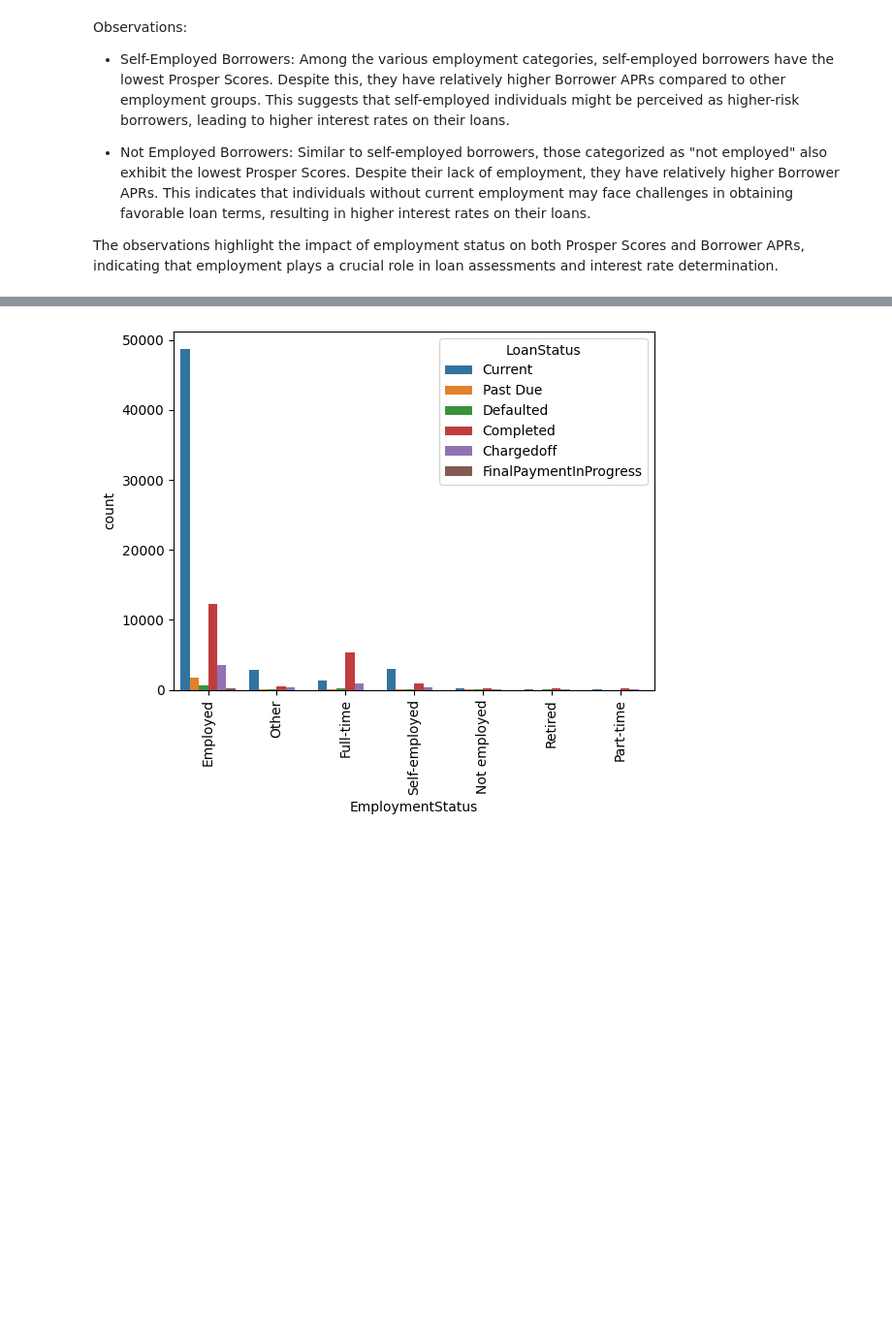
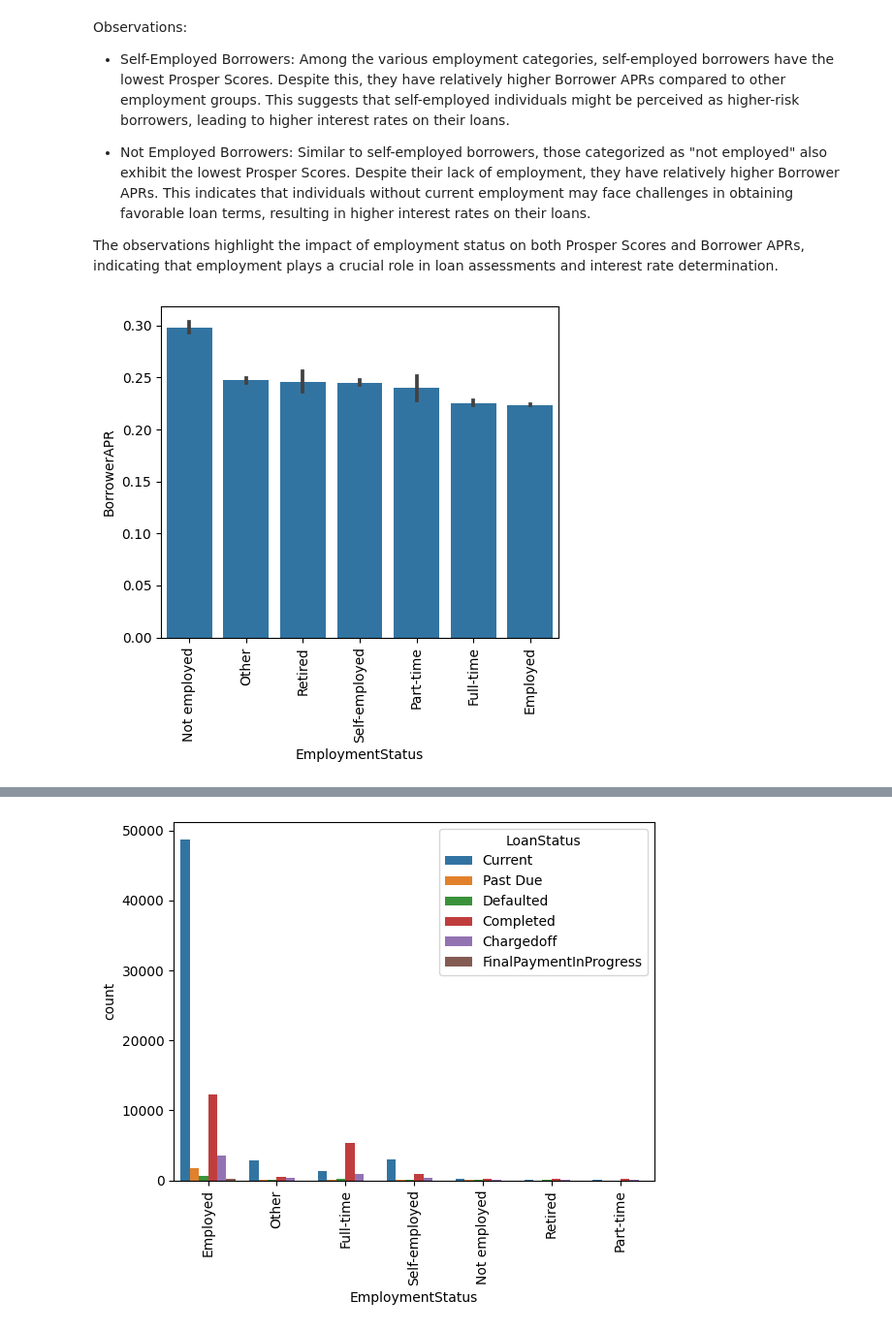
Before and after one commit to BLan28/Loan-Data-from-Prosper, a Jupyter notebook: Part_I_exploration_template.ipynb, the cells around one changed output, grey strips where cells are left out. Shown at 97% size. Cells and saved outputs as stored; diff of their text form; code cells hidden in the pictures; blank space fills up the shorter version.

```diff
--- a/Part_I_exploration_template.ipynb
+++ b/Part_I_exploration_template.ipynb
@@ -355,3 +355,16 @@ Observations:
 - Not Employed Borrowers: Similar to self-employed borrowers, those categorized as "not employed" also exhibit the lowest Prosper Scores. Despite their lack of employment, they have relatively higher Borrower APRs. This indicates that individuals without current employment may face challenges in obtaining favorable loan terms, resulting in higher interest rates on their loans.
 
 The observations highlight the impact of employment status on both Prosper Scores and Borrower APRs, indicating that employment plays a crucial role in loan assessments and interest rate determination.
+# %%
+# plotting
+plt.figure(figsize=(5,5))
+base_color = sb.color_palette()[0]
+means = df_selected.groupby('EmploymentStatus')['BorrowerAPR'].mean()
+order = means.sort_values(ascending = False).index
+sb.barplot(data = df_selected, x = 'EmploymentStatus', y = 'BorrowerAPR',
+        color = base_color, order = order)
+plt.xlabel('EmploymentStatus')
+plt.xticks(rotation=90)
+plt.tight_layout()
+# %% [output]
+[figure, added]
```
Also changed, not shown: parts of 4 cells of this notebook, 4 other files.
